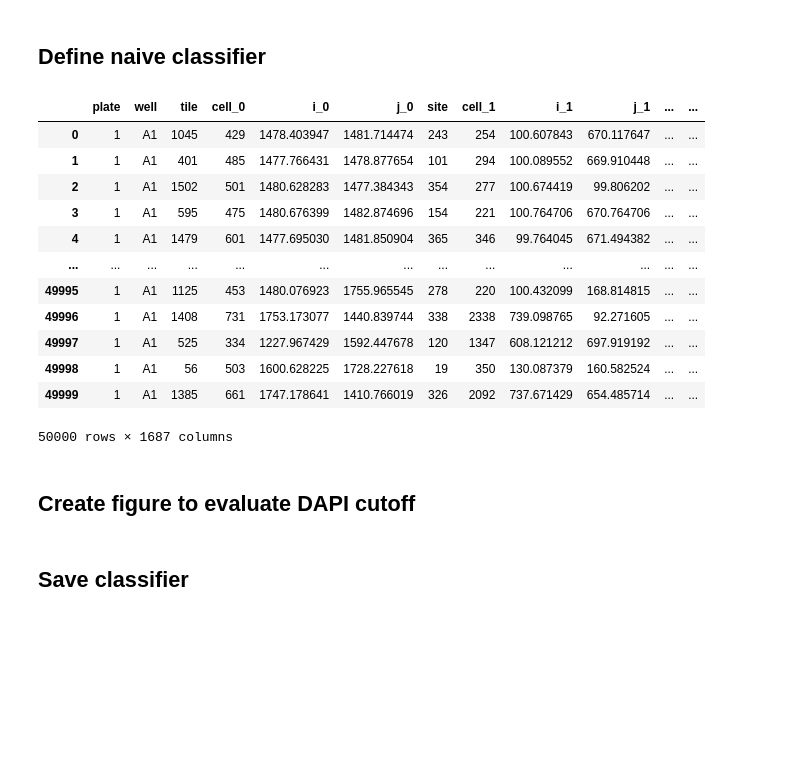
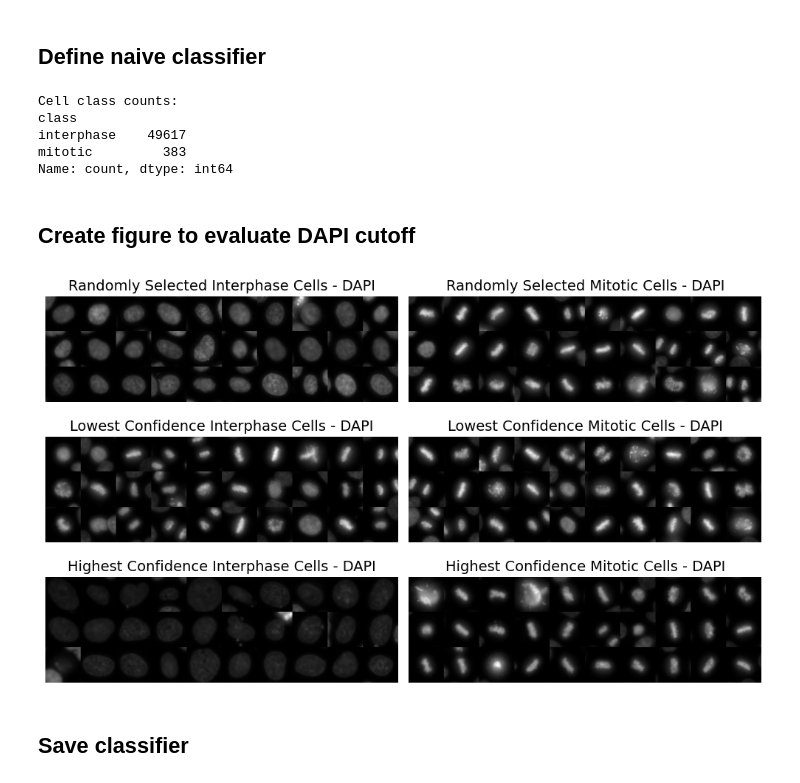
Before and after one commit to cheeseman-lab/brieflow-analysis, a Jupyter notebook: analysis/7.create_naive_cell_classifier.ipynb, the cells around one changed output. Drawn from its saved outputs; the diff is of its cells as text; code cells hidden in the pictures; blank space fills up the shorter version.

```diff
--- a/analysis/7.create_naive_cell_classifier.ipynb
+++ b/analysis/7.create_naive_cell_classifier.ipynb
@@ -173,34 +185,26 @@ classifier = NaiveMitoticClassifier()
 classes, confidences = classifier.classify_cells(cell_data, 17)
 
 # Add classes and confidences to the cell data
-classified_cell_data = cell_data
+classified_cell_data = cell_data.copy()
 classified_cell_data['class'] = classes
 classified_cell_data['confidence'] = confidences
-classified_cell_data = add_filenames(classified_cell_data, ROOT_FP)
-classified_cell_data
+
+print("Cell class counts:")
+print(classified_cell_data["class"].value_counts())
 # %% [output]
-|  | plate | well | tile | cell_0 | i_0 | j_0 | site | cell_1 | i_1 | j_1 | ... | ... |
-| 0 | 1 | A1 | 1045 | 429 | 1478.403947 | 1481.714474 | 243 | 254 | 100.607843 | 670.117647 | ... | ... |
-| 1 | 1 | A1 | 401 | 485 | 1477.766431 | 1478.877654 | 101 | 294 | 100.089552 | 669.910448 | ... | ... |
-| 2 | 1 | A1 | 1502 | 501 | 1480.628283 | 1477.384343 | 354 | 277 | 100.674419 | 99.806202 | ... | ... |
-| 3 | 1 | A1 | 595 | 475 | 1480.676399 | 1482.874696 | 154 | 221 | 100.764706 | 670.764706 | ... | ... |
-| 4 | 1 | A1 | 1479 | 601 | 1477.695030 | 1481.850904 | 365 | 346 | 99.764045 | 671.494382 | ... | ... |
-| ... | ... | ... | ... | ... | ... | ... | ... | ... | ... | ... | ... | ... |
-| 49995 | 1 | A1 | 1125 | 453 | 1480.076923 | 1755.965545 | 278 | 220 | 100.432099 | 168.814815 | ... | ... |
-| 49996 | 1 | A1 | 1408 | 731 | 1753.173077 | 1440.839744 | 338 | 2338 | 739.098765 | 92.271605 | ... | ... |
-| 49997 | 1 | A1 | 525 | 334 | 1227.967429 | 1592.447678 | 120 | 1347 | 608.121212 | 697.919192 | ... | ... |
-| 49998 | 1 | A1 | 56 | 503 | 1600.628225 | 1728.227618 | 19 | 350 | 130.087379 | 160.582524 | ... | ... |
-| 49999 | 1 | A1 | 1385 | 661 | 1747.178641 | 1410.766019 | 326 | 2092 | 737.671429 | 654.485714 | ... | ... |
-50000 rows × 1687 columns
+Cell class counts:
+class
+interphase    49617
+mitotic         383
+Name: count, dtype: int64
 # %% [markdown]
 ## Create figure to evaluate DAPI cutoff
 # %%
+# add filenames to the classified cell data
+classified_cell_data = add_filenames(classified_cell_data, ROOT_FP)
 # Use final thresholding to split cells
 mitotic_df = classified_cell_data[classified_cell_data["class"] == "mitotic"]
 interphase_df = classified_cell_data[classified_cell_data["class"] == "interphase"]
-print(
-    f"Subsetting {len(mitotic_df)} mitotic cells and {len(interphase_df)} interphase cells"
-)
 
 # Create figure to evaluate DAPI cutoff
 
@@ -252,34 +256,36 @@ montages = [
         cell_data=interphase_df,
         channels=CHANNELS,
         selection_params={
             "method": "sorted",
             "sort_by": "confidence",
             "ascending": False,
         },
     )["DAPI"],
     create_cell_montage(
         cell_data=mitotic_df,
         channels=CHANNELS,
         selection_params={
             "method": "sorted",
             "sort_by": "confidence",
             "ascending": False,
         },
     )["DAPI"],
 ]
 
 # Initialize figure and subplots
-fig, axes = plt.subplots(2, 3, figsize=(10, 4))
+fig, axes = plt.subplots(3, 2, figsize=(10, 6))
 
 # Display each montage
 for ax, title, montage in zip(axes.flat, titles, montages):
     ax.imshow(montage, cmap="gray")
     ax.set_title(title, fontsize=14)
     ax.axis("off")
 
 # Adjust layout and show the plot
 plt.tight_layout()
 plt.show()
+# %% [output]
+[figure, added]
 # %% [markdown]
 ## Save classifier
 # %%
```
Also changed, not shown: parts of 4 cells of this notebook, 1 other file.
